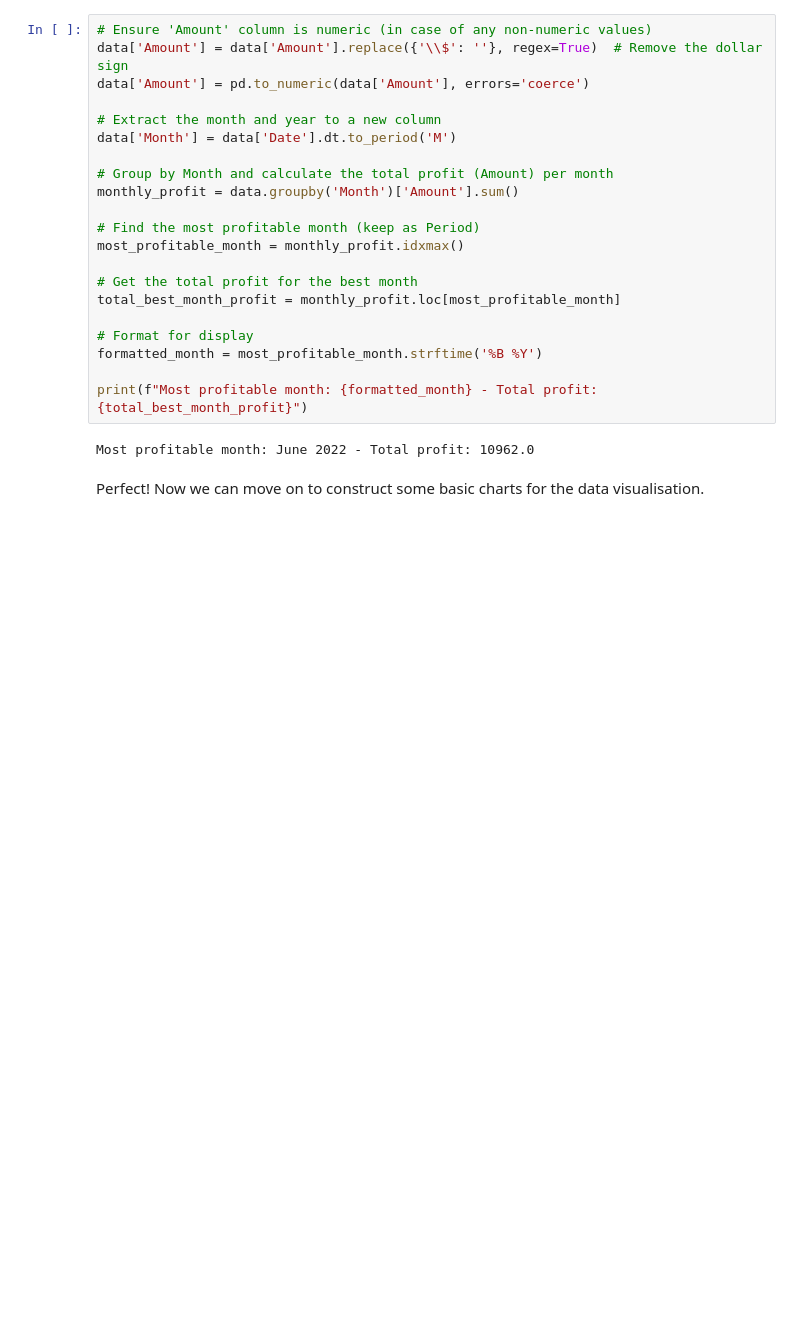
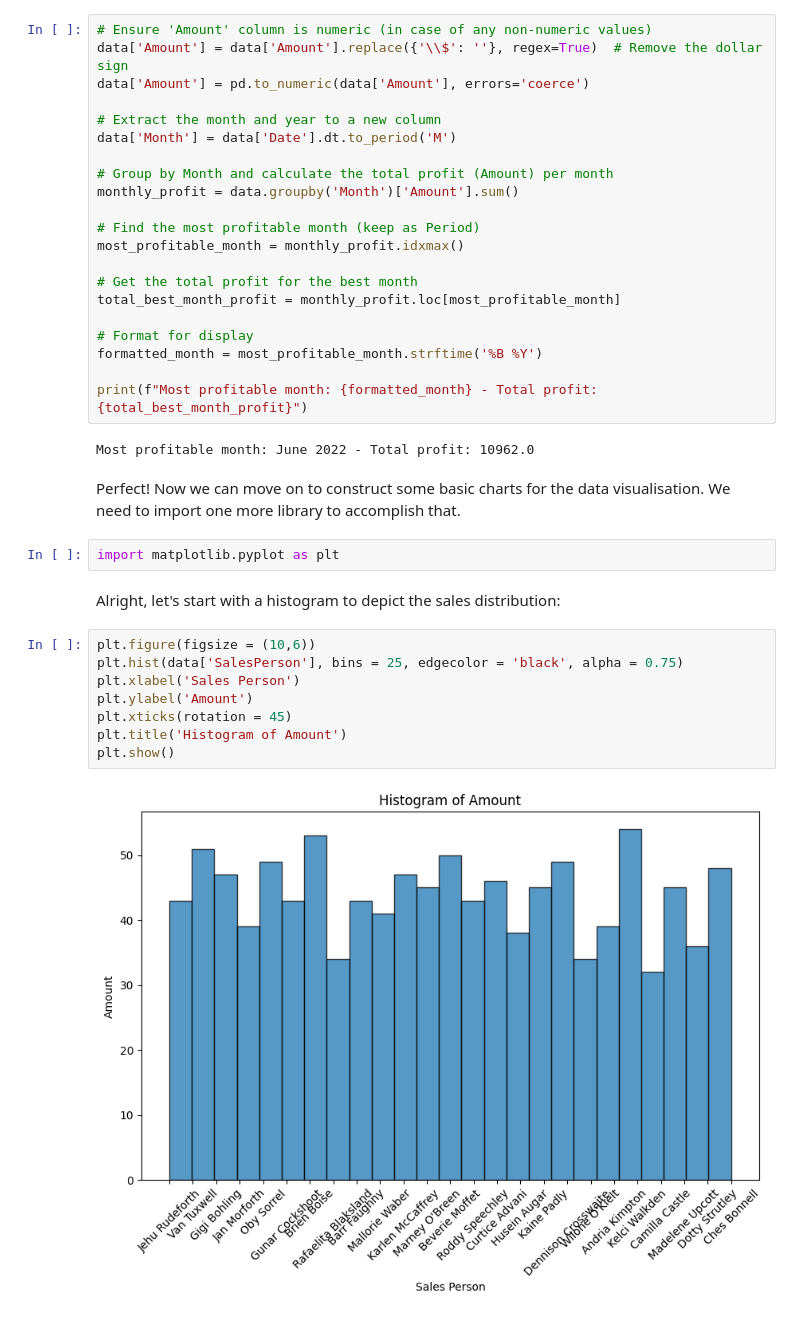
Before and after one commit to ToblerX/csv_analysis, a Jupyter notebook: Chocolate Sales Analysis.ipynb, the cells around one changed output. Cells and saved outputs as stored; diff of their text form; blank space fills up the shorter version.

Commit message:
Histogram of amount per salesperson

```diff
--- a/Chocolate Sales Analysis.ipynb
+++ b/Chocolate Sales Analysis.ipynb
@@ -124,4 +124,18 @@ print(f"Most profitable month: {formatted_month} - Total profit: {total_best_mon
 # %% [output]
 Most profitable month: June 2022 - Total profit: 10962.0
 # %% [markdown]
-Perfect! Now we can move on to construct some basic charts for the data visualisation.
+Perfect! Now we can move on to construct some basic charts for the data visualisation. We need to import one more library to accomplish that.
+# %%
+import matplotlib.pyplot as plt
+# %% [markdown]
+Alright, let's start with a histogram to depict the sales distribution:
+# %%
+plt.figure(figsize = (10,6))
+plt.hist(data['SalesPerson'], bins = 25, edgecolor = 'black', alpha = 0.75)
+plt.xlabel('Sales Person')
+plt.ylabel('Amount')
+plt.xticks(rotation = 45)
+plt.title('Histogram of Amount')
+plt.show()
+# %% [output]
+[figure, added]
```
Also changed, not shown: 1 other file.
